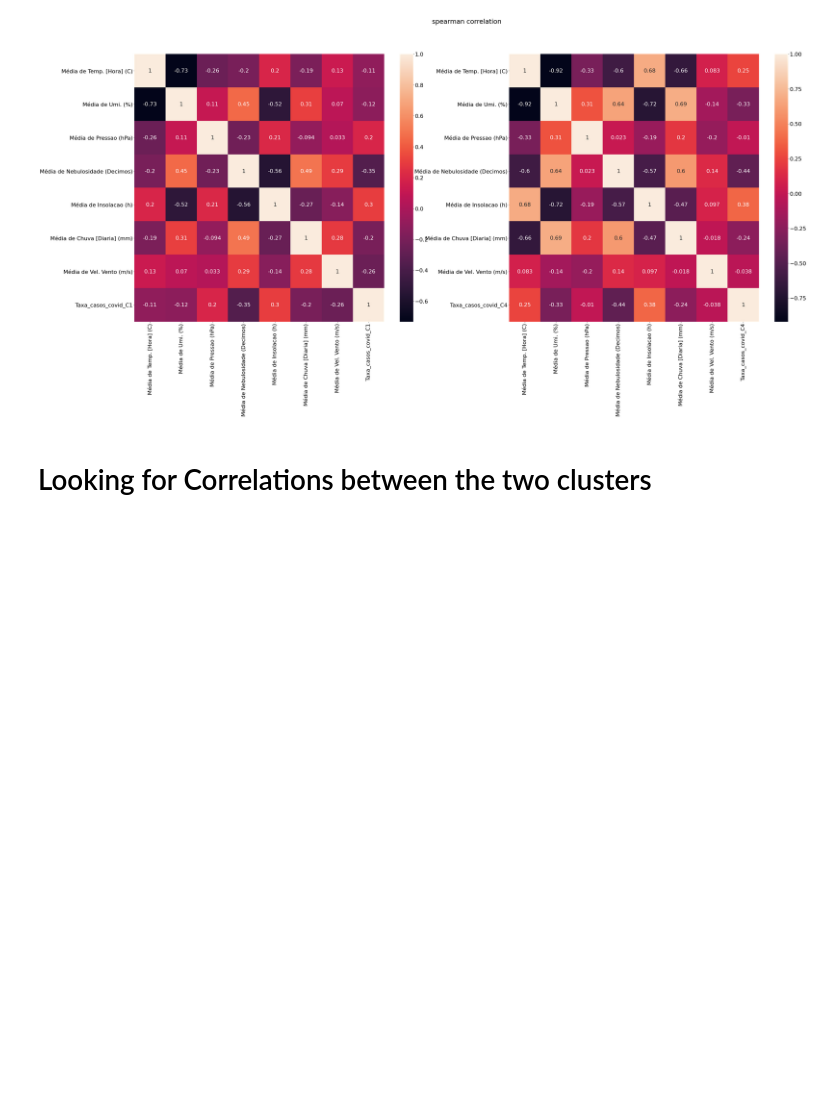
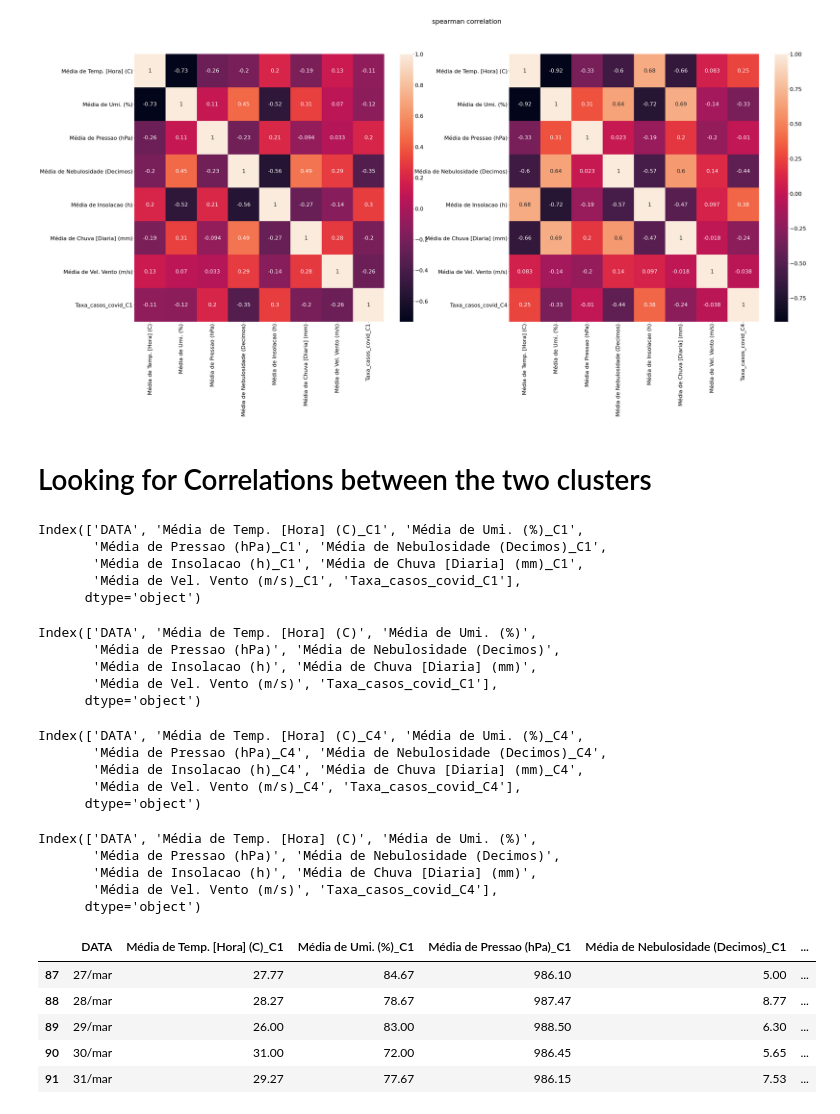
Before and after one commit to arturossouza/UNISINOS-Colabs, a Jupyter notebook: Métodos_Matemáticos_Trabalho_Final.ipynb, the cells around one changed output. Saved outputs shown, nothing was run; the diff lists cells and outputs as text; code cells hidden in the pictures; blank space fills up the shorter version.

```diff
--- a/Métodos_Matemáticos_Trabalho_Final.ipynb
+++ b/Métodos_Matemáticos_Trabalho_Final.ipynb
@@ -160,3 +160,32 @@ plot_df_correlation(c1_to_corr_df, c4_to_corr_df, "spearman")
 [figure]
 # %% [markdown]
 # Looking for Correlations between the two clusters
+# %%
+def renaming_columns(df, label):
+
+  changes = {}
+  for column in df.columns:
+    if (column != "DATA" and column != "Taxa_casos_covid_C1" and column != "Taxa_casos_covid_C4"):
+      changes[column] = column + label
+
+  renamed_df = df.rename(columns = changes)
+
+  return renamed_df
+# %%
+label_c1_df = renaming_columns(c1_clean_df, "_C1")
+# %%
+label_c1_df.columns
+# %% [output]
+Index(['DATA', 'Média de Temp. [Hora] (C)_C1', 'Média de Umi. (%)_C1',
+       'Média de Pressao (hPa)_C1', 'Média de Nebulosidade (Decimos)_C1',
+       'Média de Insolacao (h)_C1', 'Média de Chuva [Diaria] (mm)_C1',
+       'Média de Vel. Vento (m/s)_C1', 'Taxa_casos_covid_C1'],
+      dtype='object')
+# %%
+c1_clean_df.columns
+# %% [output]
+Index(['DATA', 'Média de Temp. [Hora] (C)', 'Média de Umi. (%)',
+       'Média de Pressao (hPa)', 'Média de Nebulosidade (Decimos)',
+       'Média de Insolacao (h)', 'Média de Chuva [Diaria] (mm)',
+       'Média de Vel. Vento (m/s)', 'Taxa_casos_covid_C1'],
+      dtype='object')
@@ -162,0 +194,29 @@ plot_df_correlation(c1_to_corr_df, c4_to_corr_df, "spearman")
+# %%
+label_c4_df.columns
+# %% [output]
+Index(['DATA', 'Média de Temp. [Hora] (C)_C4', 'Média de Umi. (%)_C4',
+       'Média de Pressao (hPa)_C4', 'Média de Nebulosidade (Decimos)_C4',
+       'Média de Insolacao (h)_C4', 'Média de Chuva [Diaria] (mm)_C4',
+       'Média de Vel. Vento (m/s)_C4', 'Taxa_casos_covid_C4'],
+      dtype='object')
+# %%
+c4_clean_df.columns
+# %% [output]
+Index(['DATA', 'Média de Temp. [Hora] (C)', 'Média de Umi. (%)',
+       'Média de Pressao (hPa)', 'Média de Nebulosidade (Decimos)',
+       'Média de Insolacao (h)', 'Média de Chuva [Diaria] (mm)',
+       'Média de Vel. Vento (m/s)', 'Taxa_casos_covid_C4'],
+      dtype='object')
+# %%
+index_first_day_of_cases = label_c1_df[label_c1_df["Taxa_casos_covid_C1"] > 0]["DATA"].index.min()
+
+c1_label_to_join_df = label_c1_df[label_c1_df.index >= index_first_day_of_cases]
+
+c1_label_to_join_df.head()
+# %% [output]
+|  | DATA | Média de Temp. [Hora] (C)_C1 | Média de Umi. (%)_C1 | Média de Pressao (hPa)_C1 | Média de Nebulosidade (Decimos)_C1 | ... |
+| 87 | 27/mar | 27.77 | 84.67 | 986.10 | 5.00 | ... |
+| 88 | 28/mar | 28.27 | 78.67 | 987.47 | 8.77 | ... |
+| 89 | 29/mar | 26.00 | 83.00 | 988.50 | 6.30 | ... |
+| 90 | 30/mar | 31.00 | 72.00 | 986.45 | 5.65 | ... |
+| 91 | 31/mar | 29.27 | 77.67 | 986.15 | 7.53 | ... |
```
Also changed, not shown: parts of 7 cells of this notebook.
